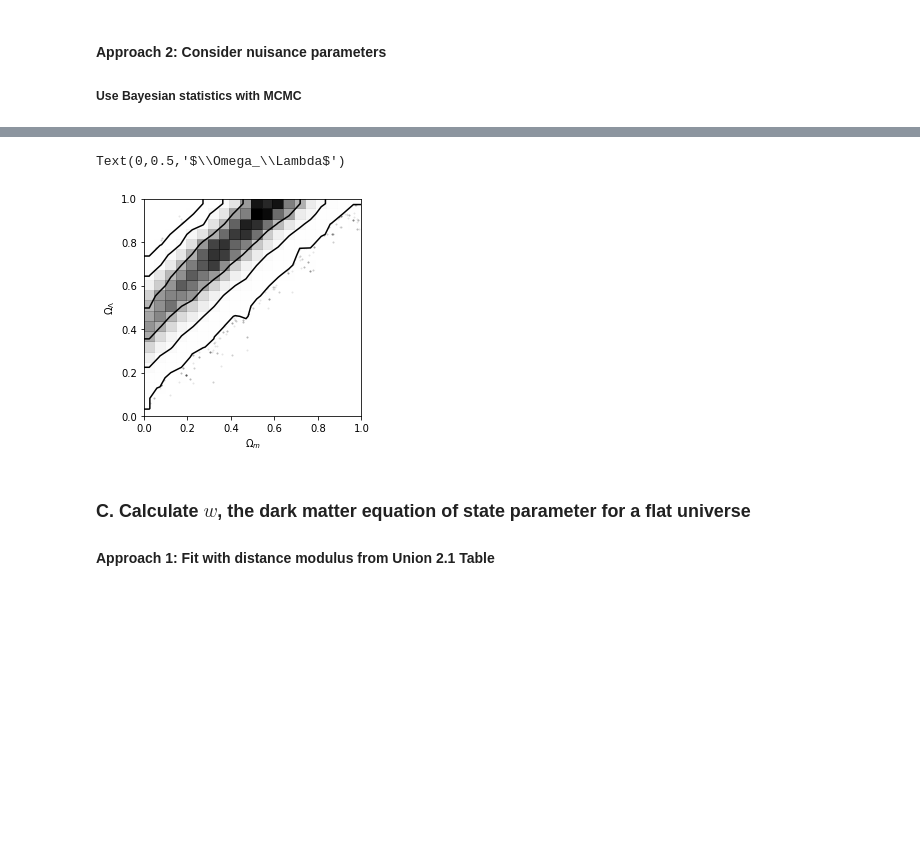
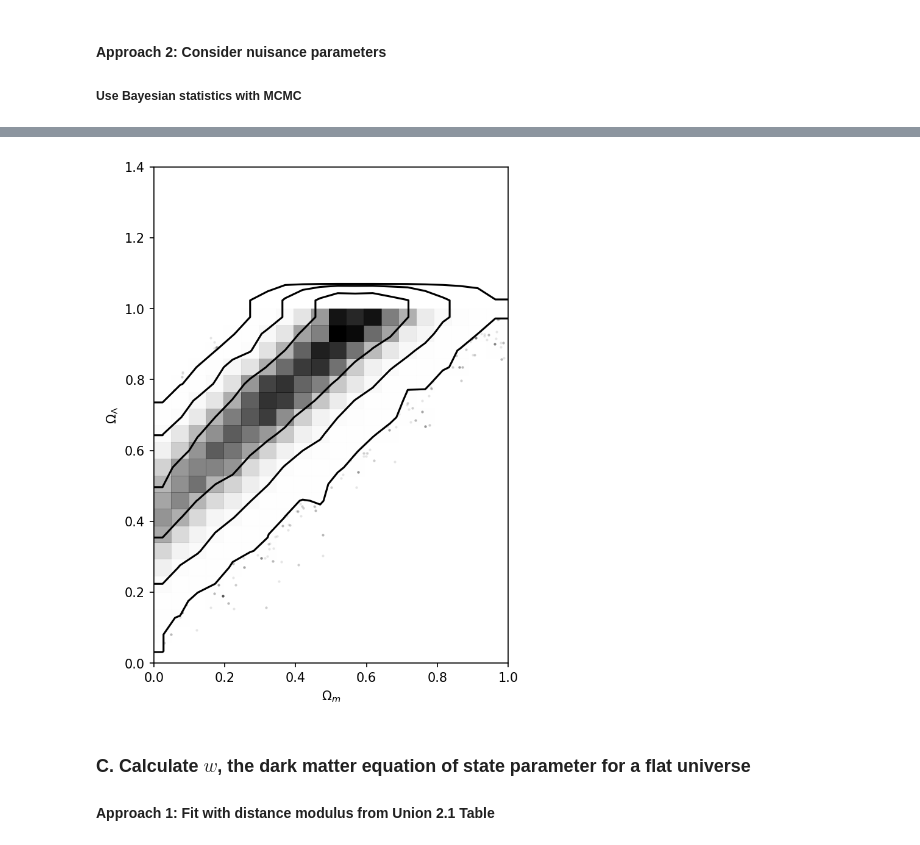
Before and after one commit to OriolAbril/cosmology, a Jupyter notebook: project.ipynb, the cells around one changed output, grey strips where cells are left out. Cells and saved outputs as stored; diff of their text form; code cells hidden in the pictures; blank space fills up the shorter version.

Commit message:
Eps figures and mcmc results
Downloaded figures under eps format and extracted mcmc results for the
various models.

```diff
--- a/project.ipynb
+++ b/project.ipynb
@@ -468,12 +500,13 @@ fig = corner.corner(samples_curved[:,3:], labels=[r"$\Omega_m$", r"$\Omega_\Lamb
 # %%
-plt.figure()
+plt.figure(figsize=(5,10))
 ax = plt.gca()
 corner.hist2d(samples_curved[:,3],samples_curved[:,4],levels=[.68,.95,.997])
-ax.set_xlim([0,1]); ax.set_ylim([0,1]); ax.set_aspect('equal')
+ax.set_xlim([0,1]); ax.set_ylim([0,1.4]); ax.set_aspect('equal')
 ax.set_xlabel(r"$\Omega_m$"); ax.set_ylabel(r"$\Omega_\Lambda$")
+
+plt.savefig('curvedUni_w0_zoom.eps')
 # %% [output]
-Text(0,0.5,'$\\Omega_\\Lambda$')
-[figure, old version]
+[figure, new version]
 # %% [markdown]
 ### C. Calculate $w$, the dark matter equation of state parameter for a flat universe
 #### Approach 1: Fit with distance modulus from Union 2.1 Table
```
Also changed, not shown: parts of 16 cells of this notebook, 5 other files.
